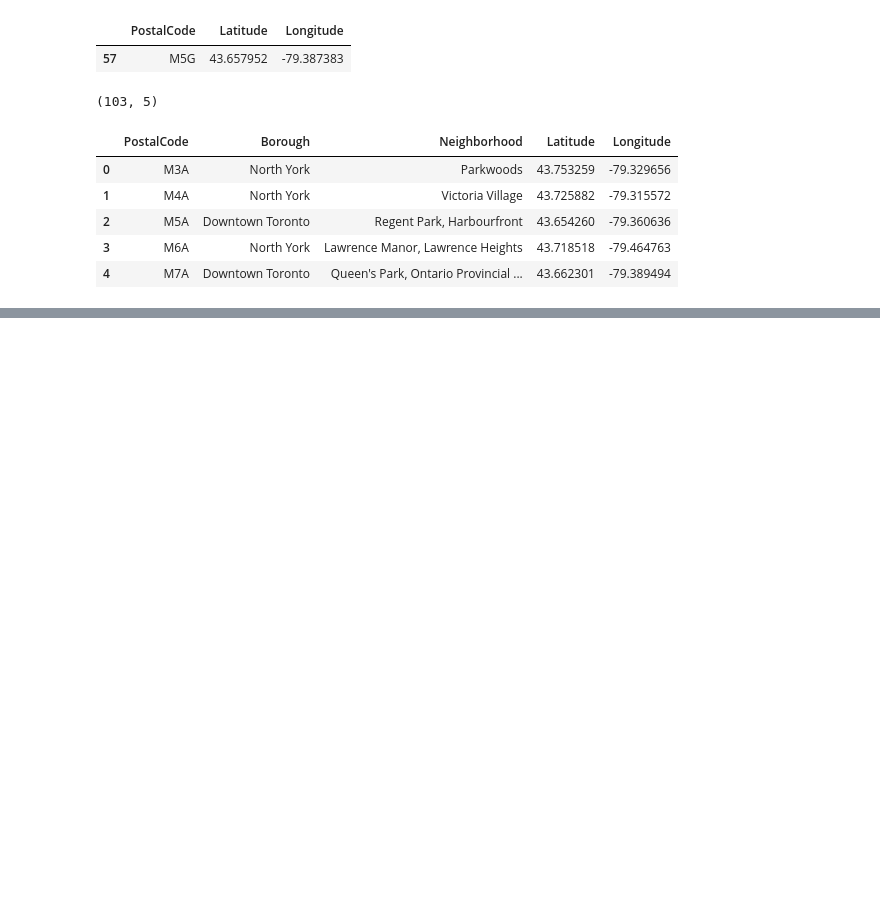
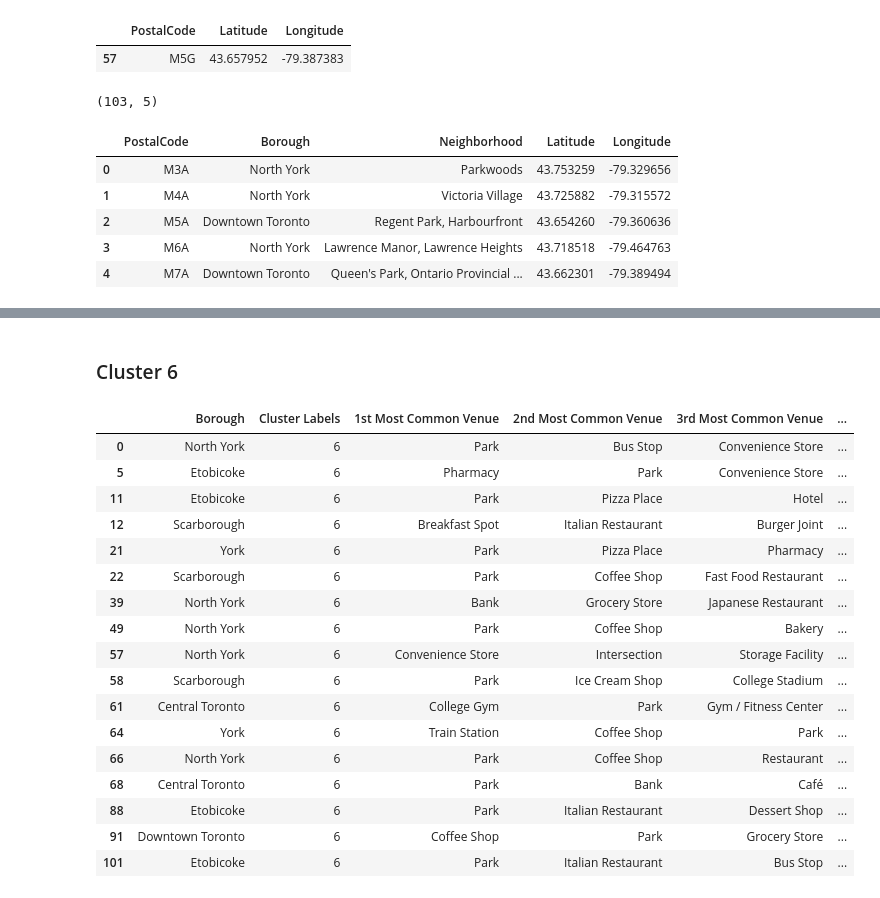
Before and after one commit to xLinkoln/ibm_DataScienceCapstone, a Jupyter notebook: IBM Data Science Capstone Project.ipynb, the cells around one changed output, grey strips where cells are left out. Drawn from its saved outputs; the diff is of its cells as text; code cells hidden in the pictures; blank space fills up the shorter version.

```diff
--- a/IBM Data Science Capstone Project.ipynb
+++ b/IBM Data Science Capstone Project.ipynb
@@ -139,0 +323,21 @@ Thank you for your time!
+# %%
+num_top_venues = 10
+
+indicators = ['st', 'nd', 'rd']
+
+# create columns according to number of top venues
+columns = ['Neighborhood']
+for ind in np.arange(num_top_venues):
+    try:
+        columns.append('{}{} Most Common Venue'.format(ind+1, indicators[ind]))
+    except:
+        columns.append('{}th Most Common Venue'.format(ind+1))
+
+# create a new dataframe
+neighborhoods_venues_sorted = pd.DataFrame(columns=columns)
+neighborhoods_venues_sorted['Neighborhood'] = toronto_grouped['Neighborhood']
+
+for ind in np.arange(toronto_grouped.shape[0]):
+    neighborhoods_venues_sorted.iloc[ind, 1:] = return_most_common_venues(toronto_grouped.iloc[ind, :], num_top_venues)
+
+neighborhoods_venues_sorted.head()
@@ -139,0 +360,11 @@ Thank you for your time!
+# %%
+# set number of clusters
+kclusters = 7
+
+toronto_grouped_clustering = toronto_grouped.drop('Neighborhood', 1)
+
+# run k-means clustering
+kmeans = KMeans(n_clusters=kclusters, random_state=0).fit(toronto_grouped_clustering)
+
+# check cluster labels generated for each row in the dataframe
+kmeans.labels_[0:10]
@@ -139,0 +373,10 @@ Thank you for your time!
+# %%
+# add clustering labels
+neighborhoods_venues_sorted.insert(0, 'Cluster Labels', kmeans.labels_)
+
+toronto_merged = neighbrhd_df
+
+# merge manhattan_grouped with manhattan_data to add latitude/longitude for each neighborhood
+toronto_merged = toronto_merged.join(neighborhoods_venues_sorted.set_index('Neighborhood'), on='Neighborhood')
+
+toronto_merged.head() # check the last columns!
@@ -139,0 +474,23 @@ Thank you for your time!
+# %% [markdown]
+### Cluster 6
+# %%
+toronto_merged.loc[toronto_merged['Cluster Labels'] == 6, toronto_merged.columns[[1] + list(range(5, toronto_merged.shape[1]))]]
+# %% [output]
+|  | Borough | Cluster Labels | 1st Most Common Venue | 2nd Most Common Venue | 3rd Most Common Venue | ... |
+| 0 | North York | 6 | Park | Bus Stop | Convenience Store | ... |
+| 5 | Etobicoke | 6 | Pharmacy | Park | Convenience Store | ... |
+| 11 | Etobicoke | 6 | Park | Pizza Place | Hotel | ... |
+| 12 | Scarborough | 6 | Breakfast Spot | Italian Restaurant | Burger Joint | ... |
+| 21 | York | 6 | Park | Pizza Place | Pharmacy | ... |
+| 22 | Scarborough | 6 | Park | Coffee Shop | Fast Food Restaurant | ... |
+| 39 | North York | 6 | Bank | Grocery Store | Japanese Restaurant | ... |
+| 49 | North York | 6 | Park | Coffee Shop | Bakery | ... |
+| 57 | North York | 6 | Convenience Store | Intersection | Storage Facility | ... |
+| 58 | Scarborough | 6 | Park | Ice Cream Shop | College Stadium | ... |
+| 61 | Central Toronto | 6 | College Gym | Park | Gym / Fitness Center | ... |
+| 64 | York | 6 | Train Station | Coffee Shop | Park | ... |
+| 66 | North York | 6 | Park | Coffee Shop | Restaurant | ... |
+| 68 | Central Toronto | 6 | Park | Bank | Café | ... |
+| 88 | Etobicoke | 6 | Park | Italian Restaurant | Dessert Shop | ... |
+| 91 | Downtown Toronto | 6 | Coffee Shop | Park | Grocery Store | ... |
+| 101 | Etobicoke | 6 | Park | Italian Restaurant | Bus Stop | ... |
```
Also changed, not shown: parts of 25 cells of this notebook.
